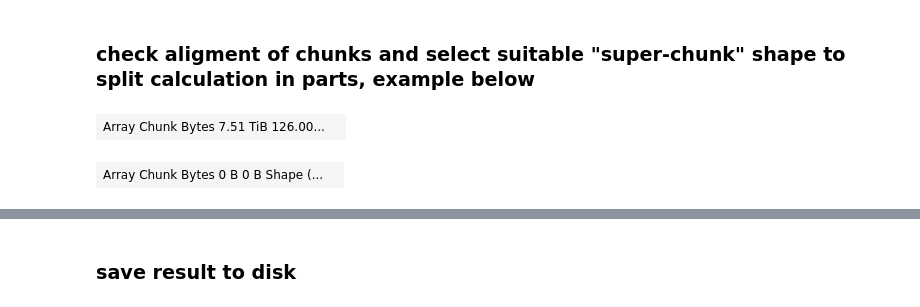
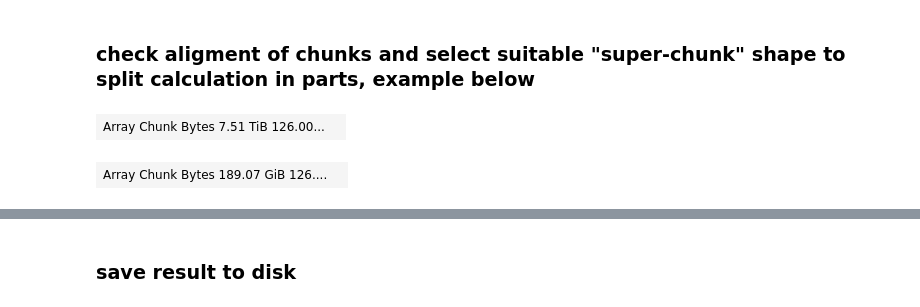
Before and after one commit to Pescatore23/co2ely-tomcat, a Jupyter notebook: data_analysis/04b_ML_membrane_segmentation.ipynb, the cells around one changed output, grey strips where cells are left out. Saved outputs shown, nothing was run; the diff lists cells and outputs as text; code cells hidden in the pictures.

```diff
--- a/data_analysis/04b_ML_membrane_segmentation.ipynb
+++ b/data_analysis/04b_ML_membrane_segmentation.ipynb
@@ -168,14 +175,21 @@ t_utc = data['t_utc'].data
 time = data['time'].data
 # %%
 # with obtained cropping data
-shp = data[images[4]][:, 250:-250, 50:-50].shape
+a = 0
+b = -1
+c = 250
+d = -250
+e = 50
+f = -50
+
+shp = data[images[4]][a:b, c:d, e:f].shape
 shp = shp + (len(images),)
 # %%
 im = np.zeros(shp, dtype = np.uint16)
 # %%
 # with obtained cropping data
 for i in range(shp[-1]):
-    im[...,i] = data[images[i]][:, 250:-250, 50:-50].data
+    im[...,i] = data[images[i]][a:b, c:d, e:f].data
 # %%
 da = dask.array.from_array(im, chunks = 'auto')
 # %%
@@ -408,10 +424,10 @@ feat
 # %% [output]
 | Array Chunk Bytes 7.51 TiB 126.00... |  |
 # %%
-i = 7
+i = 5
 dim1 = 120
 dim2 = int(2.5*dim1)
 feat[i*dim1:(i+1)*dim1,:,i*dim2:(i+1)*dim2,:,:] #select all features and all time steps, but you are free in space; als large as possible and as small as necessary. limit is the available RAM to collect the dask result
 # %% [output]
-| Array Chunk Bytes 0 B 0 B Shape (... |  |
+| Array Chunk Bytes 189.07 GiB 126.... |  |
 # %%
```
Also changed, not shown: parts of 16 cells of this notebook, 4 other files.
